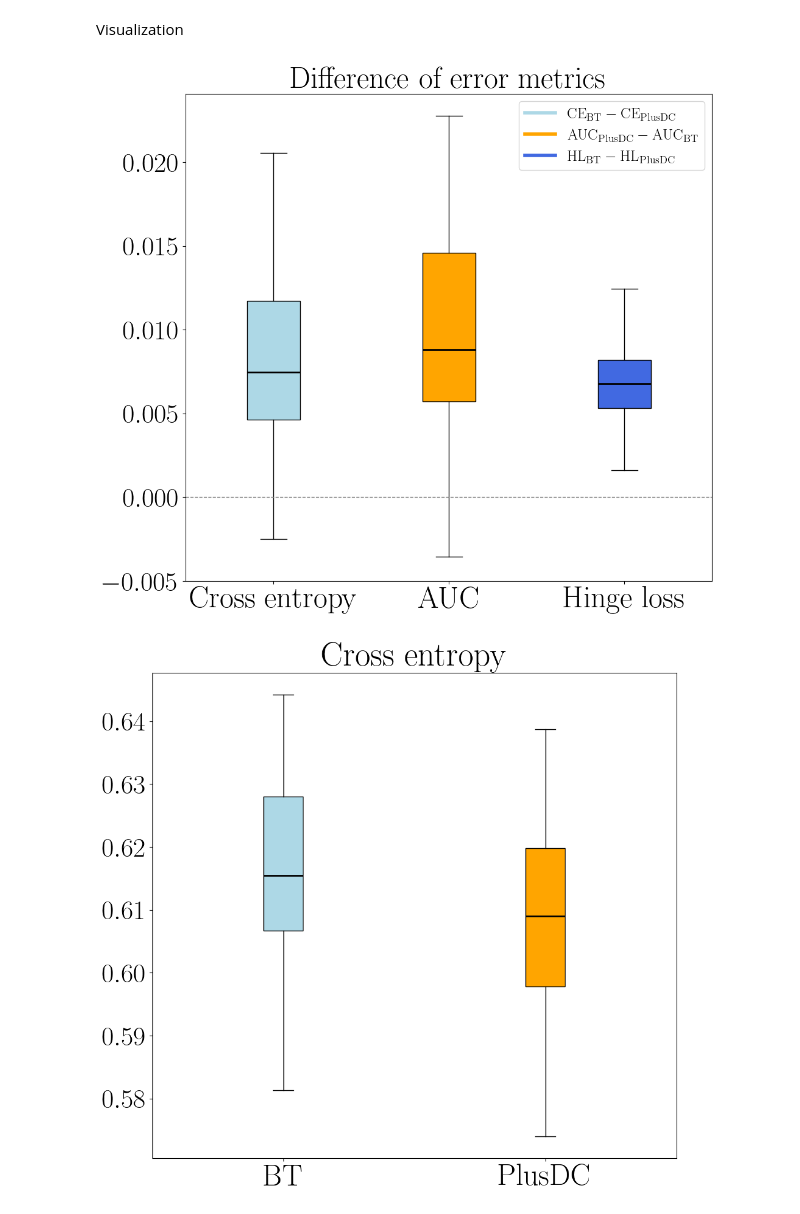
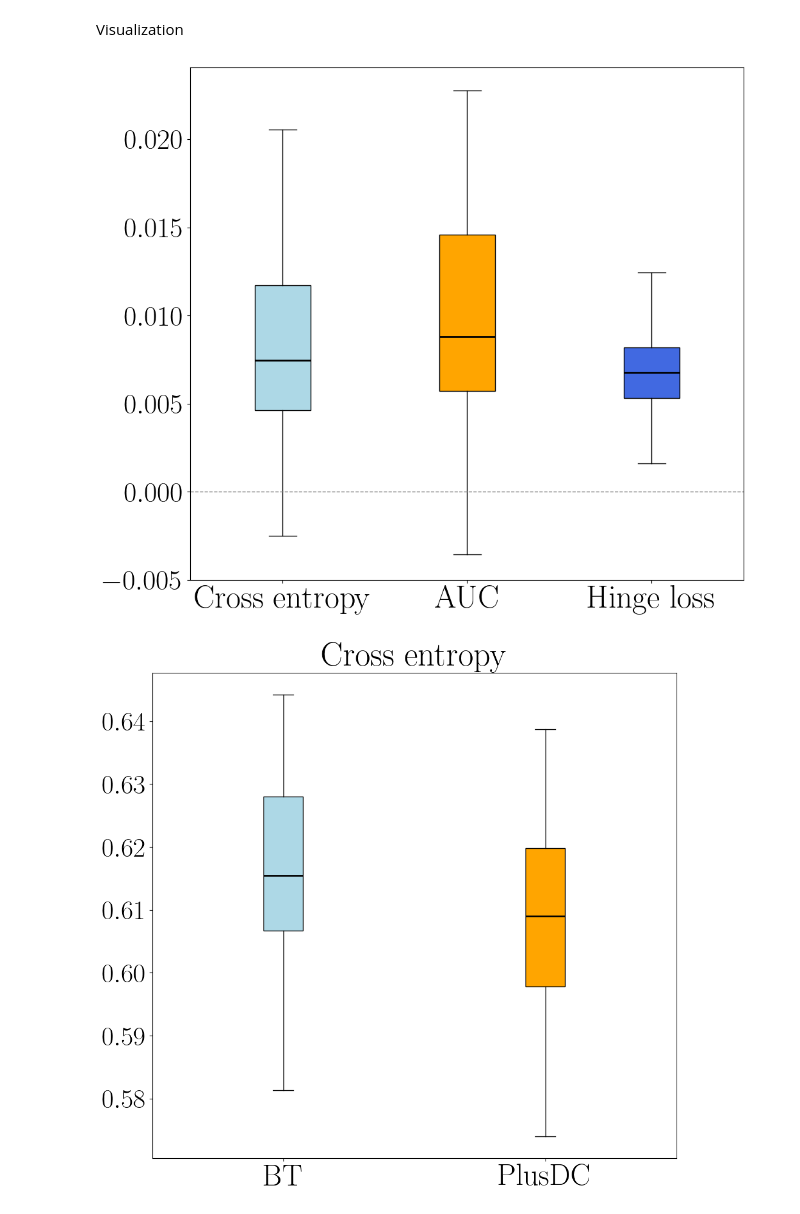
Before and after one commit to PinjunD/Statistical-ranking-with-dynamic-covariate, a Jupyter notebook: tennis.ipynb, the cells around one changed output. Drawn from its saved outputs; the diff is of its cells as text; code cells hidden in the pictures.

```diff
--- a/tennis.ipynb
+++ b/tennis.ipynb
@@ -533,36 +533,34 @@ labels = []
 for key in Data:
     Loss = Data[key]
     if key == 'AUC':
         H = Loss[:,1]-Loss[:,0]
     else:
         H = Loss[:,0]-Loss[:,1]
     D.append(H)
     labels.append(key)
 D = np.array(D).T
 fig, ax = plt.subplots(figsize=(10.8, 10))
 colors = ['lightblue', 'orange', 'royalblue']
 bx = ax.boxplot(D, tick_labels=labels, patch_artist=True,medianprops={'linewidth': 2})
 ax.set_position([0.165, 0.125, 0.8, 0.8])
 for median in bx['medians']:
         median.set_color('black')
 for patch, color in zip(bx['boxes'], colors):
     patch.set_facecolor(color)
     patch.set_edgecolor('black')
 ax.tick_params(axis='y', which='both')
 
 legend_handles = [plt.Line2D([0], [0], color=color, lw=4, label=legend)
                   for color,legend in zip(colors,legends)]
 
 # 添加图例
-plt.legend(handles=legend_handles, loc='upper right', frameon=True,fontsize = sz/2)
-plt.title('Difference of error metrics',size =sz)
 plt.axhline(0, color='grey', linewidth=1, linestyle='--')
 plt.xticks(size=sz)
 plt.yticks([-.005*(1-i) for i in range(6)],size=sz-4)
 plt.savefig(image_path+f'Difference_metrics.pdf')
 plt.show()
 # %% [output]
-[figure, old version]
+[figure, new version]
 # %%
 for key in Data:
     save_name = key
```
Also changed, not shown: 13 other files.
